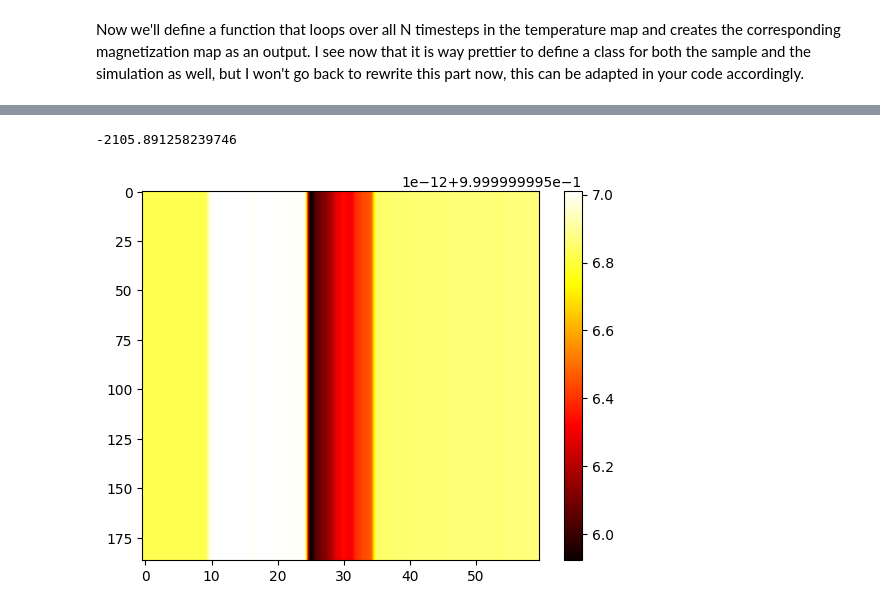
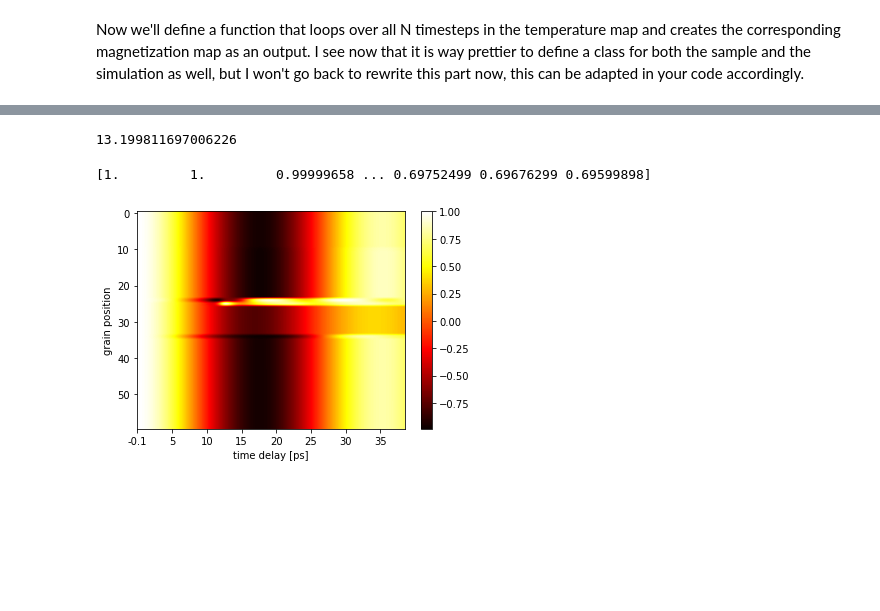
Before and after one commit to Nilodirf/LLB, a Jupyter notebook: llb_params.ipynb, the cells around one changed output, grey strips where cells are left out. Saved outputs shown, nothing was run; the diff lists cells and outputs as text; code cells hidden in the pictures; blank space fills up the shorter version.

```diff
--- a/llb_params.ipynb
+++ b/llb_params.ipynb
@@ -370,9 +374,9 @@ def get_ex_stiff_sample(materials, sample, mat_loc):
     for i, mat in enumerate(materials):
         A_mat[i][i]=mat.A_0
 
-    A_mat[0][1]=1e-12
-    A_mat[1][2]=5e-12
-    A_mat[0][2]=2.5e-12
+    A_mat[0][1]=1
+    A_mat[1][2]=5
+    A_mat[0][2]=2.5
 
     for i in range(1, len(materials)):
         for j in range(i):
@@ -604,10 +590,29 @@ Now we'll define a function that loops over all N timesteps in the temperature m
 # %%
 def run_LLB(tes, dt):
 
+    # let's define some constants for simulation:
     gamma=1.76e11 # gyromagnetic ratio in (Ts)^{-1}
     H_ext=np.array([[0,1,0] for _ in range(60)]) #external field in T in y-direction
 
-    #initialize the starting magnetization
+    # load a sample and call the functions to get all parameters on the sample structure:
+    materials, sample, m_amp, m_phi, m_gamma, mat_gr_ind, mat_gr_ind_flat, mat_loc=get_sample()
+    exch_coup_const_sam=get_exch_coup_sample(materials, sample, mat_loc)
+    ex_stiff_sam=get_ex_stiff_sample(materials, sample, mat_loc)
+    S_sam=S_sample(sample)
+    Tc_sam=Tc_sample(sample)
+    J_sam=J_sample(sample)
+    lamda_sam=lamda_sample(sample)
+    muat_sam=muat_sample(sample)
+    K0_sam, kappa_ani_sam, ani_perp_sam=get_ani_sample(sample)
+    alpha_par_sam=alpha_par_sample(sample)
+    qs_sam=qs_sample(sample)
+    dbrillouin_t1_sam=dbrillouin_t1_sample(sample)
+    dbrillouin_t2_sam=dbrillouin_t2_sample(sample)
+    chi_par_num_sam=chi_par_num_sample(sample)
+    chi_par_denomm1_sam=chi_par_denomm1_sample(sample)
+
+
+    # initialize the starting magnetization
     m=get_mag(np.array([m_amp, m_phi, m_gamma]))
     mag_map=[m]
 
@@ -644,7 +649,7 @@ def run_LLB(tes, dt):
         alpha_par_sam_T=alpha_par_sample_T(mmag_sam_T, Te, alpha_par_sam, qs_sam_T, Tc_sam, under_tc, over_tc, lamda_sam)
         alpha_trans_sam_T=alpha_trans_sample_T(mmag_sam_T, lamda_sam, Te, qs_sam_T, Tc_sam, under_tc, over_tc, lamda_sam)
 
-        # e will precompute the prefactors that are not of dimension len(sample)x3:
+        # we will precompute the prefactors that are not of dimension len(sample)x3:
 
         pref_trans=np.divide(alpha_trans_sam_T, m_squared)
         pref_long=np.multiply(np.divide(alpha_par_sam_T, m_squared),np.einsum('ij,ij->i', m, H_eff))
@@ -658,10 +663,12 @@ def run_LLB(tes, dt):
         dm=gamma*dt*(m_rot + np.multiply(pref_trans[:,np.newaxis],m_trans) + np.multiply(pref_long[:,np.newaxis], m))
 
         # update the magnetization
-        m+=dm
+        newmag=m+dm
 
+        m=newmag
         # and save the new mag distribution in the map
         mag_map.append(m)
+
     return np.array(mag_map)
 # %%
-mag_map=run_LLB(tes, 1e-18)
+mag_map=run_LLB(tes, 1e-14)
@@ -668,12 +677,19 @@ mag_map=run_LLB(tes, 1e-18)
 # %%
 endtime=time.time()
-print(starttime-endtime)
+print(endtime-starttime)
 # %% [output]
--2105.891258239746
+13.199811697006226
+# %%
+print(mag_map[:,59,2])
+# %% [output]
+[1.         1.         0.99999658 ... 0.69752499 0.69676299 0.69599898]
 # %%
-color_data = mag_map[:, :, 2]
+color_data = mag_map[:, :, 2].T
 plt.imshow(color_data, cmap='hot', aspect='auto')
+plt.ylabel(r'grain position')
+plt.xlabel(r'time delay [ps]')
+plt.xticks([0, 510, 1010, 1510, 2010, 2510, 3010, 3510],['-0.1', '5', '10', '15', '20', '25', '30', '35'])
 plt.colorbar()
 plt.show()
 # %% [output]
-[figure, old version]
+[figure, new version]
```
Also changed, not shown: parts of 11 cells of this notebook, 11 other files.
